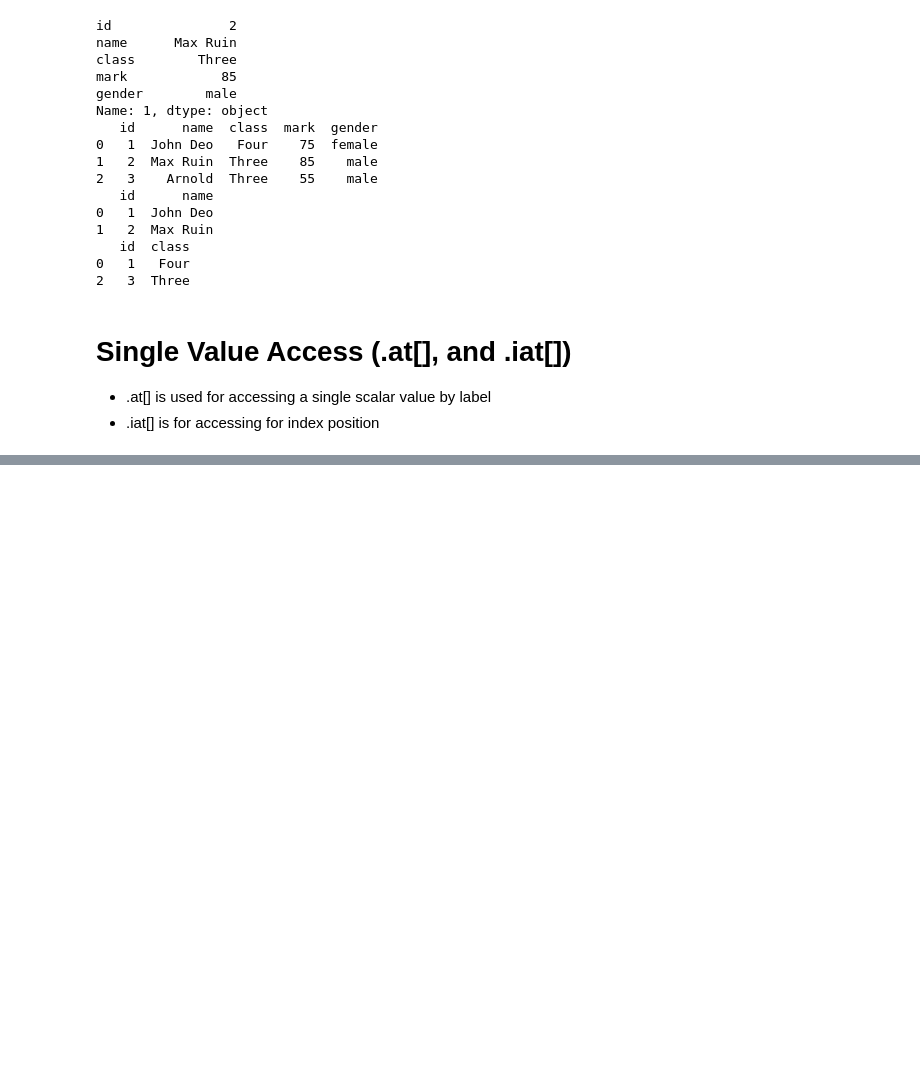
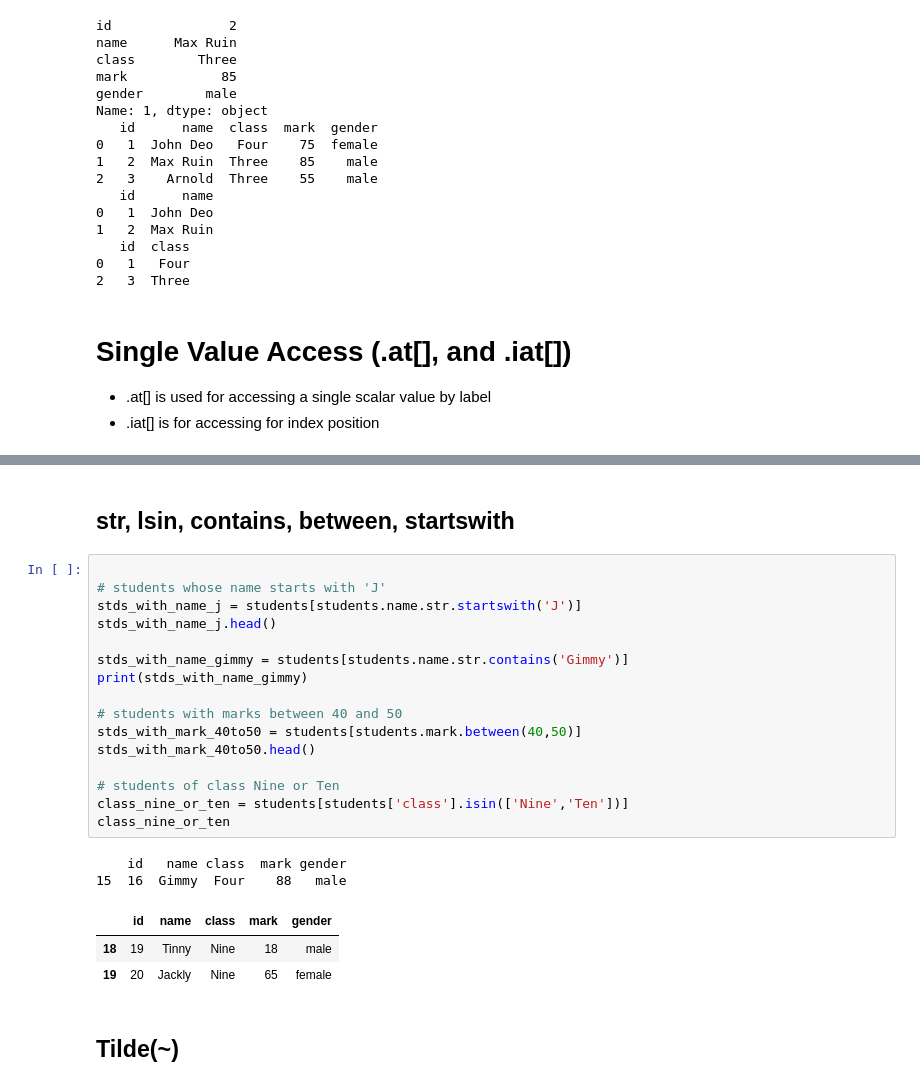
Before and after one commit to SereneSkyy/Python-Programming, a Jupyter notebook: W3_Python.ipynb, the cells around one changed output, grey strips where cells are left out. Drawn from its saved outputs; the diff is of its cells as text; blank space fills up the shorter version.

```diff
--- a/W3_Python.ipynb
+++ b/W3_Python.ipynb
@@ -220,0 +287,26 @@ Max Ruin
+# %% [markdown]
+## str, lsin, contains, between, startswith
+# %%
+
+# students whose name starts with 'J'
+stds_with_name_j = students[students.name.str.startswith('J')]
+stds_with_name_j.head()
+
+stds_with_name_gimmy = students[students.name.str.contains('Gimmy')]
+print(stds_with_name_gimmy)
+
+# students with marks between 40 and 50
+stds_with_mark_40to50 = students[students.mark.between(40,50)]
+stds_with_mark_40to50.head()
+
+# students of class Nine or Ten
+class_nine_or_ten = students[students['class'].isin(['Nine','Ten'])]
+class_nine_or_ten
+# %% [output]
+    id   name class  mark gender
+15  16  Gimmy  Four    88   male
+|  | id | name | class | mark | gender |
+| 18 | 19 | Tinny | Nine | 18 | male |
+| 19 | 20 | Jackly | Nine | 65 | female |
+# %% [markdown]
+## Tilde(~)
```
Also changed, not shown: parts of 19 cells of this notebook, 10 other files.
